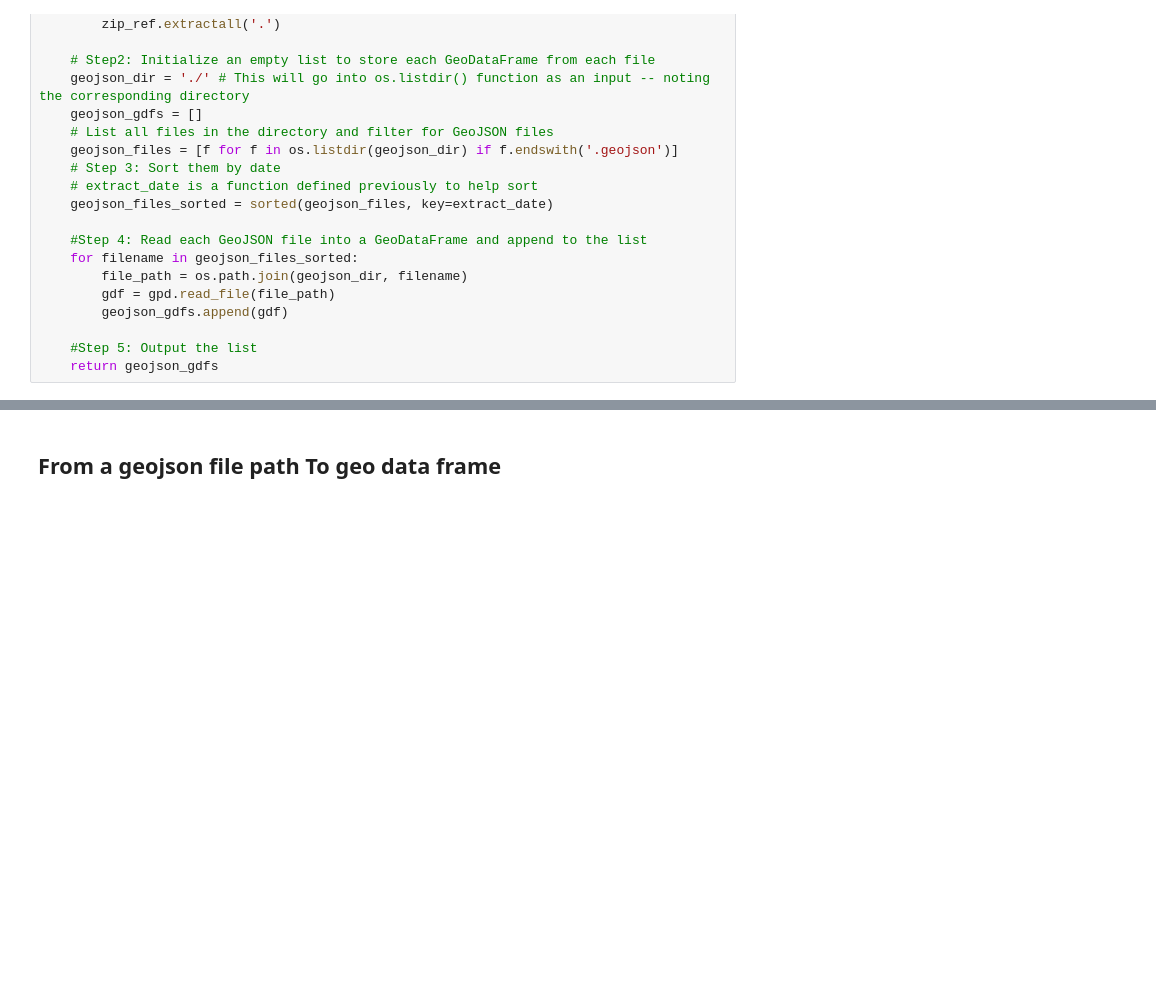
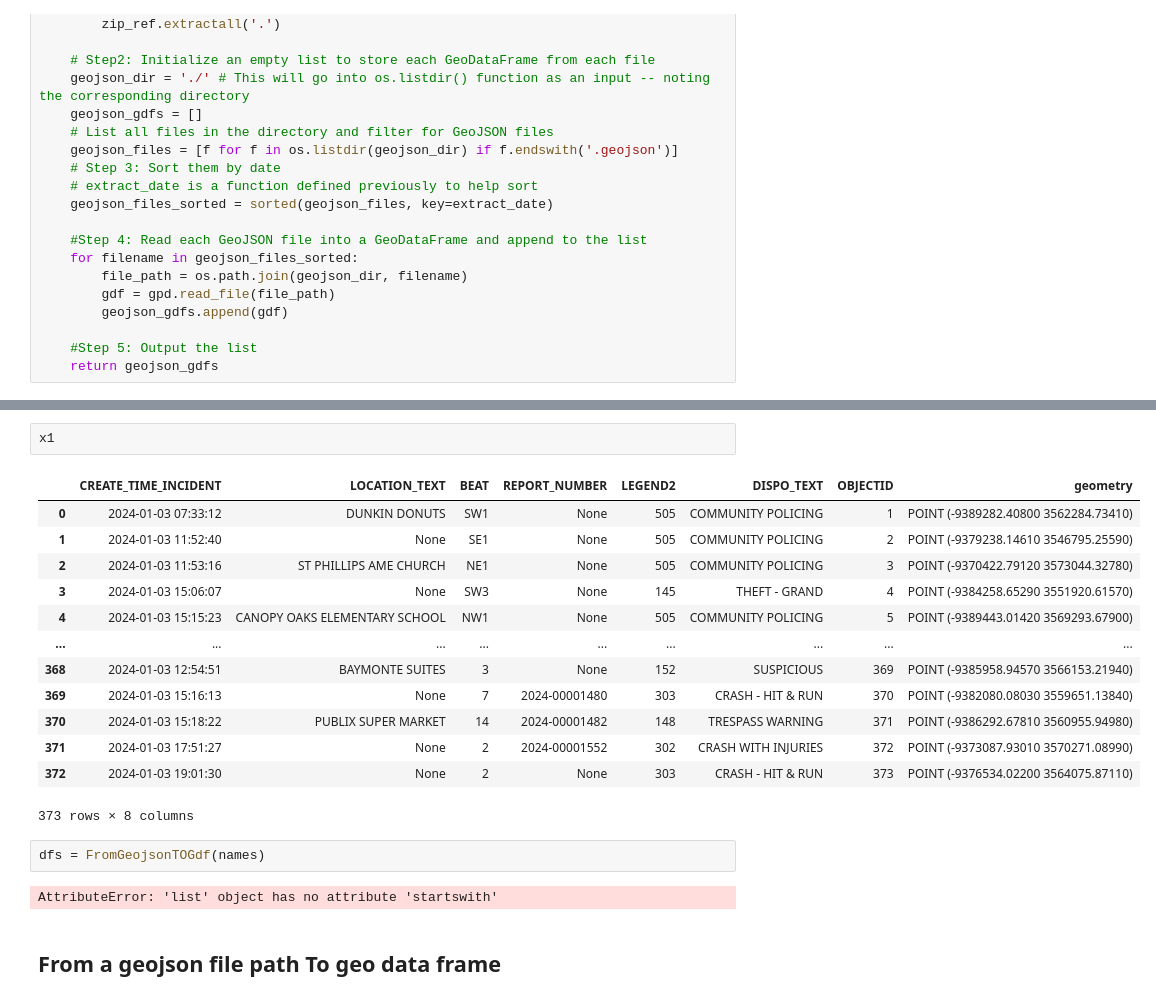
Before and after one commit to mao1756/tlhcrimemap, a Jupyter notebook: notebooks/Merging The Data/Merging The geojson files With Functions Defined.ipynb, the cells around one changed output, grey strips where cells are left out. Drawn from its saved outputs; the diff is of its cells as text; blank space fills up the shorter version.

```diff
--- a/notebooks/Merging The Data/Merging The geojson files With Functions Defined.ipynb
+++ b/notebooks/Merging The Data/Merging The geojson files With Functions Defined.ipynb
@@ -63,3 +117,23 @@ def unpack(zip_file_path):
+# %%
+x1
+# %% [output]
+|  | CREATE_TIME_INCIDENT | LOCATION_TEXT | BEAT | REPORT_NUMBER | LEGEND2 | DISPO_TEXT | OBJECTID | geometry |
+| 0 | 2024-01-03 07:33:12 | DUNKIN DONUTS | SW1 | None | 505 | COMMUNITY POLICING | 1 | POINT (-9389282.40800 3562284.73410) |
+| 1 | 2024-01-03 11:52:40 | None | SE1 | None | 505 | COMMUNITY POLICING | 2 | POINT (-9379238.14610 3546795.25590) |
+| 2 | 2024-01-03 11:53:16 | ST PHILLIPS AME CHURCH | NE1 | None | 505 | COMMUNITY POLICING | 3 | POINT (-9370422.79120 3573044.32780) |
+| 3 | 2024-01-03 15:06:07 | None | SW3 | None | 145 | THEFT - GRAND | 4 | POINT (-9384258.65290 3551920.61570) |
+| 4 | 2024-01-03 15:15:23 | CANOPY OAKS ELEMENTARY SCHOOL | NW1 | None | 505 | COMMUNITY POLICING | 5 | POINT (-9389443.01420 3569293.67900) |
+| ... | ... | ... | ... | ... | ... | ... | ... | ... |
+| 368 | 2024-01-03 12:54:51 | BAYMONTE SUITES | 3 | None | 152 | SUSPICIOUS | 369 | POINT (-9385958.94570 3566153.21940) |
+| 369 | 2024-01-03 15:16:13 | None | 7 | 2024-00001480 | 303 | CRASH - HIT & RUN | 370 | POINT (-9382080.08030 3559651.13840) |
+| 370 | 2024-01-03 15:18:22 | PUBLIX SUPER MARKET | 14 | 2024-00001482 | 148 | TRESPASS WARNING | 371 | POINT (-9386292.67810 3560955.94980) |
+| 371 | 2024-01-03 17:51:27 | None | 2 | 2024-00001552 | 302 | CRASH WITH INJURIES | 372 | POINT (-9373087.93010 3570271.08990) |
+| 372 | 2024-01-03 19:01:30 | None | 2 | None | 303 | CRASH - HIT & RUN | 373 | POINT (-9376534.02200 3564075.87110) |
+373 rows × 8 columns
+# %%
+dfs = FromGeojsonTOGdf(names)
+# %% [output]
+AttributeError: 'list' object has no attribute 'startswith'
 # %% [markdown]
 ## From a geojson file path To geo data frame
 # %%
```
Also changed, not shown: parts of 15 cells of this notebook, 37 other files.
